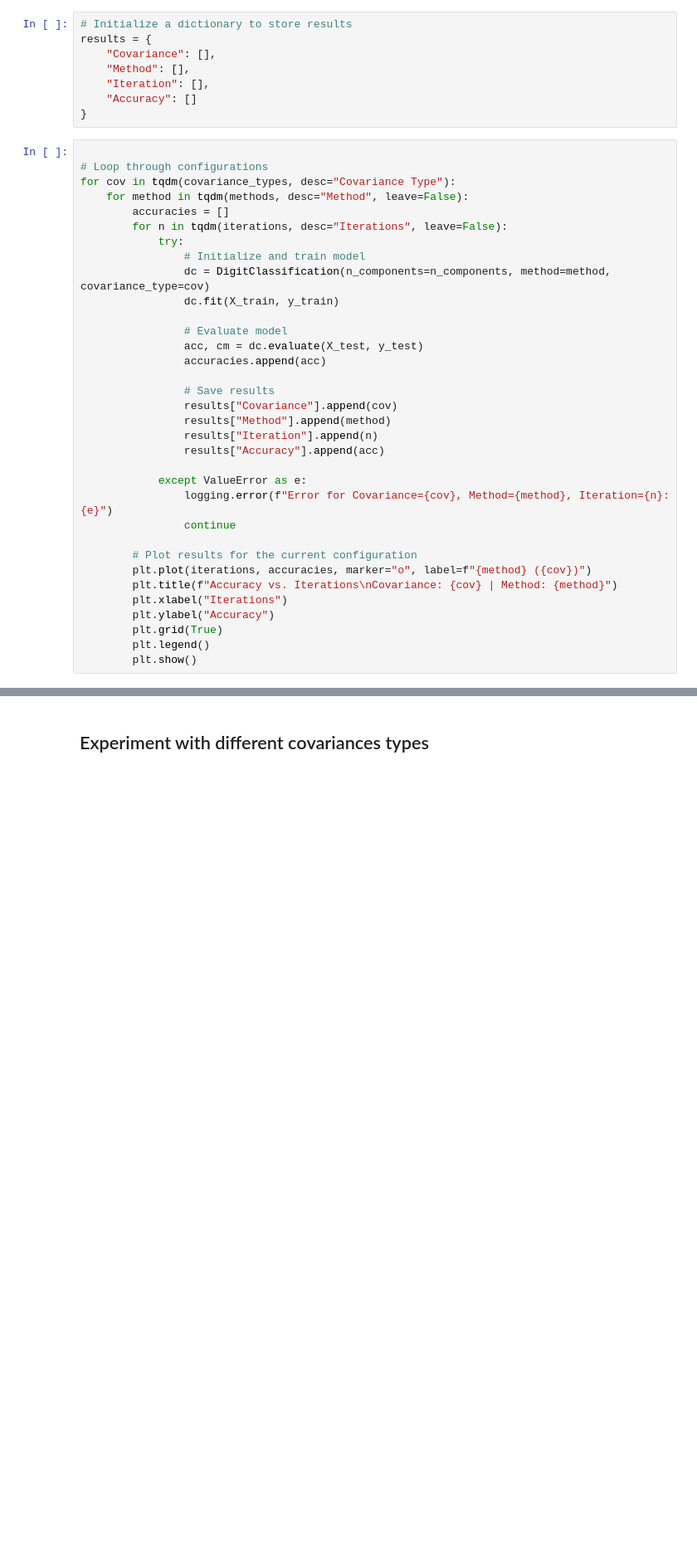
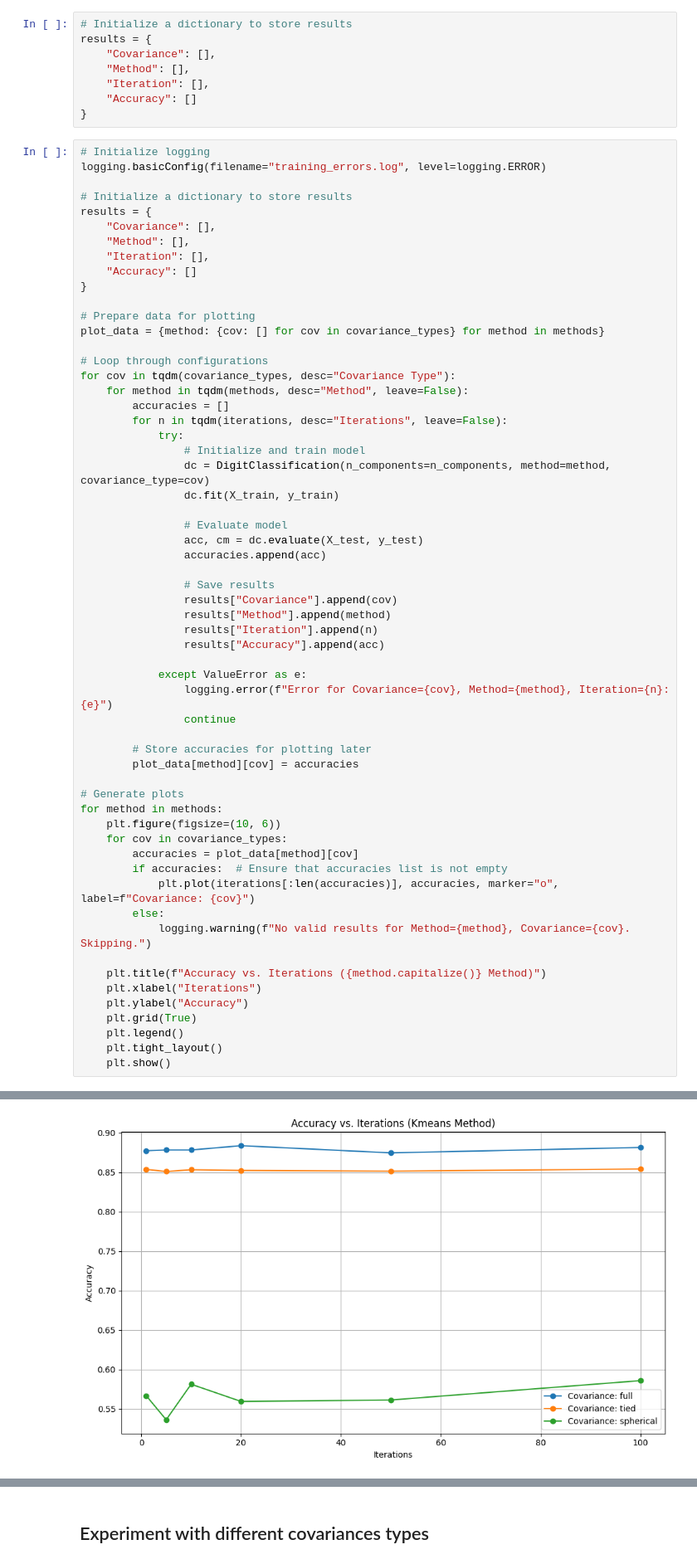
Before and after one commit to Wanghley/speech-digit-recognition, a Jupyter notebook: src/digit_acoustic_prediction.ipynb, the cells around one changed output, grey strips where cells are left out. Shown at 83% size. Cells and saved outputs as stored; diff of their text form; blank space fills up the shorter version.

```diff
--- a/src/digit_acoustic_prediction.ipynb
+++ b/src/digit_acoustic_prediction.ipynb
@@ -276,6 +273,19 @@ results = {
     "Accuracy": []
 }
 # %%
+# Initialize logging
+logging.basicConfig(filename="training_errors.log", level=logging.ERROR)
+
+# Initialize a dictionary to store results
+results = {
+    "Covariance": [],
+    "Method": [],
+    "Iteration": [],
+    "Accuracy": []
+}
+
+# Prepare data for plotting
+plot_data = {method: {cov: [] for cov in covariance_types} for method in methods}
 
 # Loop through configurations
 for cov in tqdm(covariance_types, desc="Covariance Type"):
@@ -301,12 +311,24 @@ for cov in tqdm(covariance_types, desc="Covariance Type"):
                 logging.error(f"Error for Covariance={cov}, Method={method}, Iteration={n}: {e}")
                 continue
 
-        # Plot results for the current configuration
-        plt.plot(iterations, accuracies, marker="o", label=f"{method} ({cov})")
-        plt.title(f"Accuracy vs. Iterations\nCovariance: {cov} | Method: {method}")
-        plt.xlabel("Iterations")
-        plt.ylabel("Accuracy")
-        plt.grid(True)
-        plt.legend()
-        plt.show()
+        # Store accuracies for plotting later
+        plot_data[method][cov] = accuracies
+
+# Generate plots
+for method in methods:
+    plt.figure(figsize=(10, 6))
+    for cov in covariance_types:
+        accuracies = plot_data[method][cov]
+        if accuracies:  # Ensure that accuracies list is not empty
+            plt.plot(iterations[:len(accuracies)], accuracies, marker="o", label=f"Covariance: {cov}")
+        else:
+            logging.warning(f"No valid results for Method={method}, Covariance={cov}. Skipping.")
+
+    plt.title(f"Accuracy vs. Iterations ({method.capitalize()} Method)")
+    plt.xlabel("Iterations")
+    plt.ylabel("Accuracy")
+    plt.grid(True)
+    plt.legend()
+    plt.tight_layout()
+    plt.show()
 # %% [output]
@@ -325,0 +383 @@ Predicting digits with GMM: 0utterance [00:00, ?utterance/s]
+[figure, added]
```
Also changed, not shown: parts of 11 cells of this notebook.
